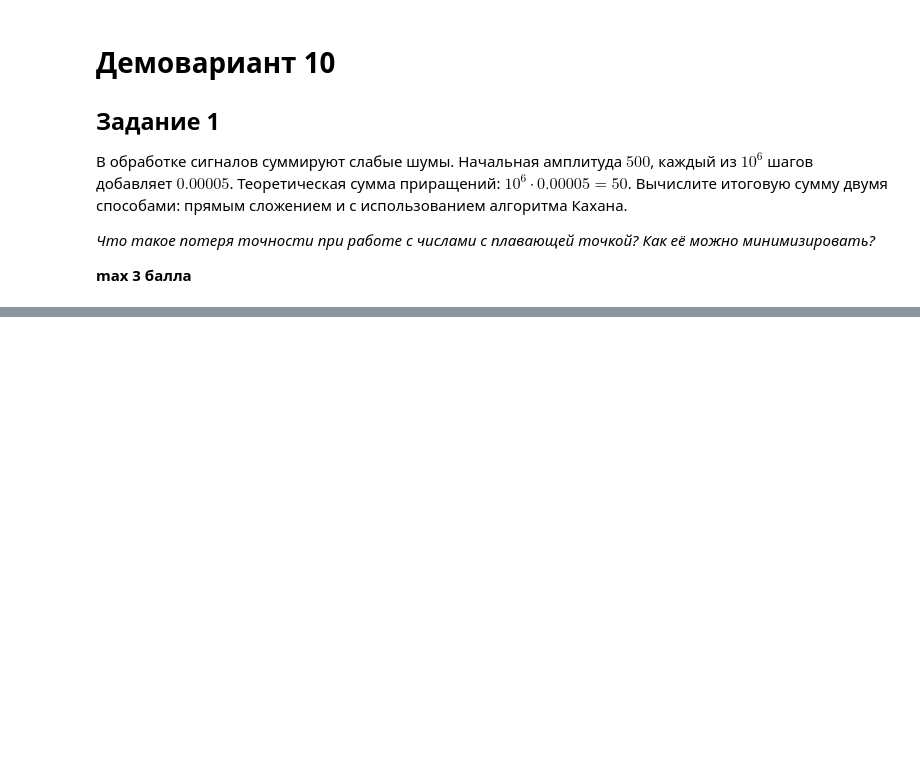
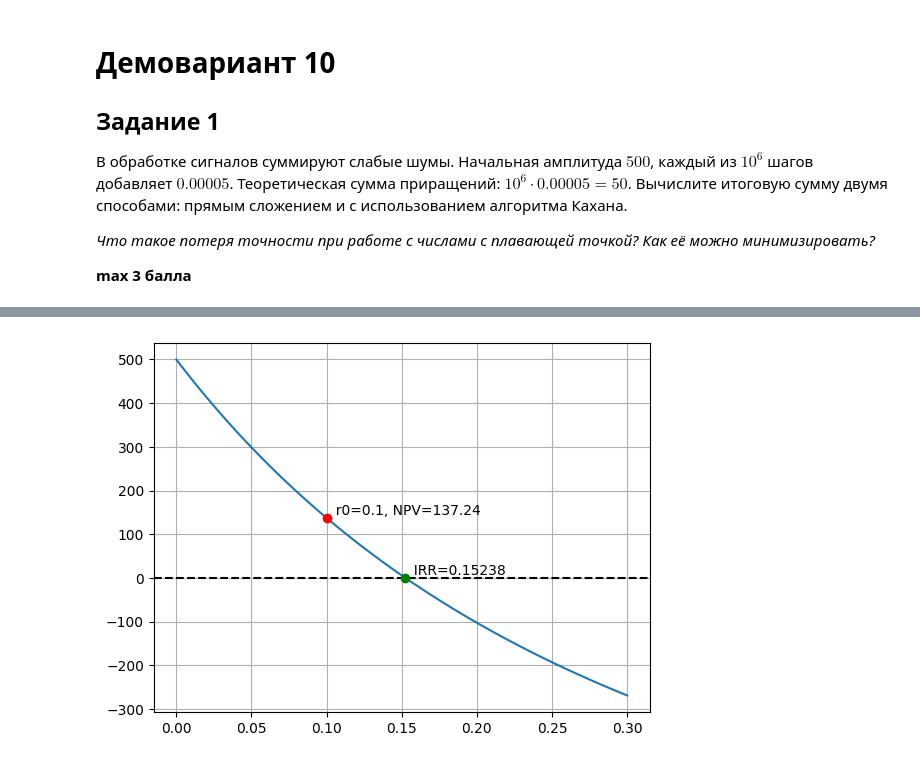
Before and after one commit to Eg0Mak/kr, a Jupyter notebook: demoAKR.ipynb, the cells around one changed output, grey strips where cells are left out. Saved outputs shown, nothing was run; the diff lists cells and outputs as text; code cells hidden in the pictures; blank space fills up the shorter version.

```diff
--- a/demoAKR.ipynb
+++ b/demoAKR.ipynb
@@ -1878,3 +1819,31 @@ print(f"Население в 2015 году: {prediction}")
 *Что такое потеря точности при работе с числами с плавающей точкой? Как её можно минимизировать?*
 
 **max 3 балла**
+# %%
+import numpy as np
+import matplotlib.pyplot as plt
+st = 500
+n = 10**6
+t = 0.00005
+teor_sum = 50
+
+def simple_sum(arr):
+    total = 0
+    for x in arr:
+        total+=x
+    return total
+
+def kahan_sum(arr):
+    total = 0.0
+    compensation = 0.0
+    for x in arr:
+        y = x - compensation
+        t = total+y
+        compensation = (t - total) - y
+        total = t
+    return total
+
+arr = [t] * n
+ans_1 = simple_sum(arr)+500
+ans_2 = kahan_sum(arr)+500
+print(ans_1, ans_2)
@@ -1880,0 +1910,17 @@ print(f"Население в 2015 году: {prediction}")
+# %%
+r = np.linspace(0, 0.3, 100)
+y = [f(x) for x in r]
+
+plt.plot(r, y)
+plt.axhline(y=0, color='black', linestyle='--')  # горизонтальная линия y=0
+
+y0 = f(r0)
+plt.scatter([r0], [y0], color="red", zorder=3, label=f" r0={r0}")
+plt.text(r0, y0, f"  r0={r0}, NPV={y0:.2f}", fontsize=10, verticalalignment='bottom')
+
+plt.scatter([root], [0], color="green", zorder=3, label=f"Корень ≈ {root:.5f}")
+plt.text(root, 0, f"  IRR={root:.5f}", fontsize=10, verticalalignment='bottom')
+plt.grid(True)
+plt.show()
+# %% [output]
+[figure, added]
```
Also changed, not shown: parts of 18 cells of this notebook.
